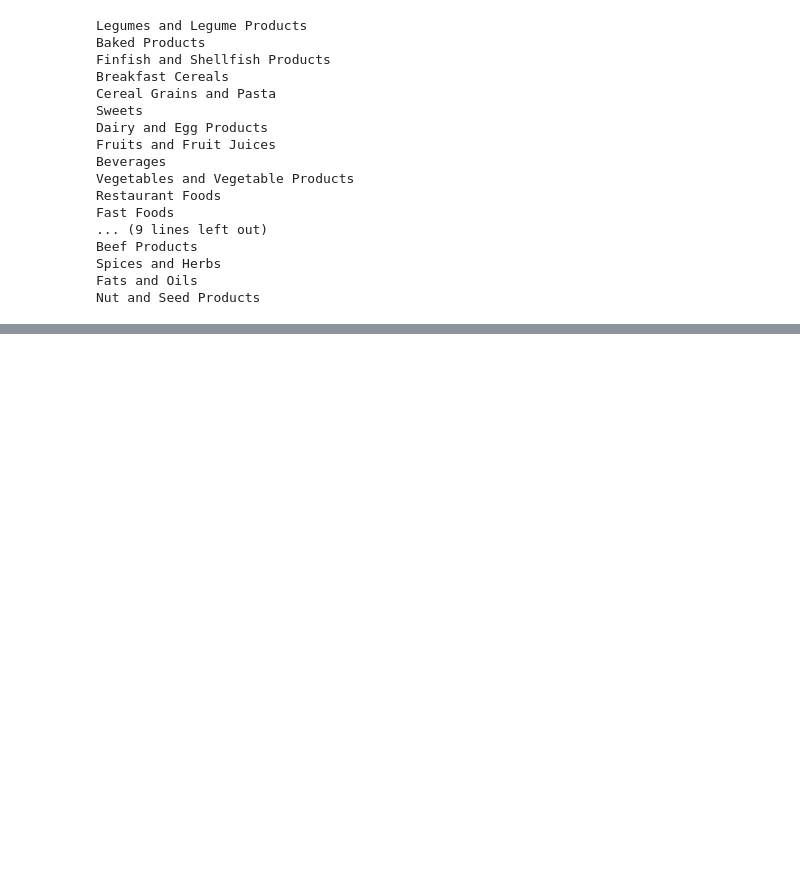
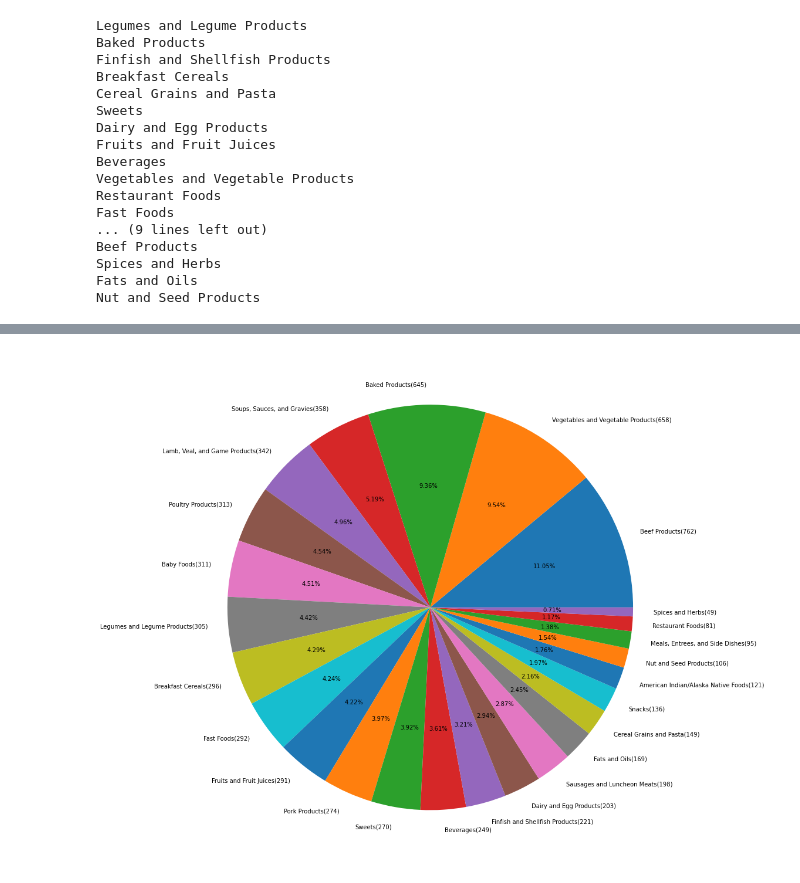
Before and after one commit to deanagan/NBA-Analysis, a Jupyter notebook: food-notebook.ipynb, the cells around one changed output, grey strips where cells are left out. Drawn from its saved outputs; the diff is of its cells as text; code cells hidden in the pictures; blank space fills up the shorter version.

Commit message:
Created piechart to show composition of data

```diff
--- a/food-notebook.ipynb
+++ b/food-notebook.ipynb
@@ -68,0 +58,10 @@ Nut and Seed Products
+# %%
+# Show via pie chart what our food groups in the data are
+
+plt.figure(figsize=(12,14))
+ax = plt.axes((0, 0, 1, 1), facecolor='w')
+count_per_group = df.FoodGroup.value_counts()
+ax.pie(count_per_group, labels = [f'{k}({v})' for k,v in count_per_group.items()], autopct='%1.2f%%' )
+plt.show()
+# %% [output]
+[figure, added]
```
Also changed, not shown: parts of 2 cells of this notebook, 1 other file.
